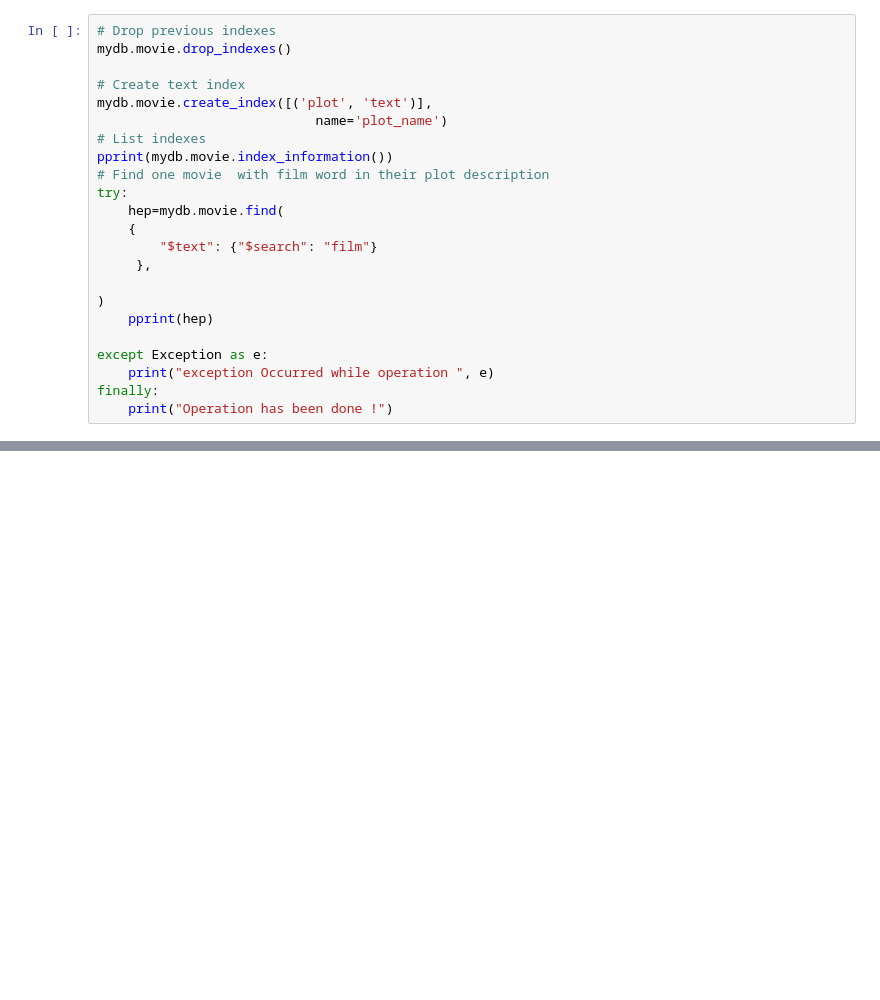
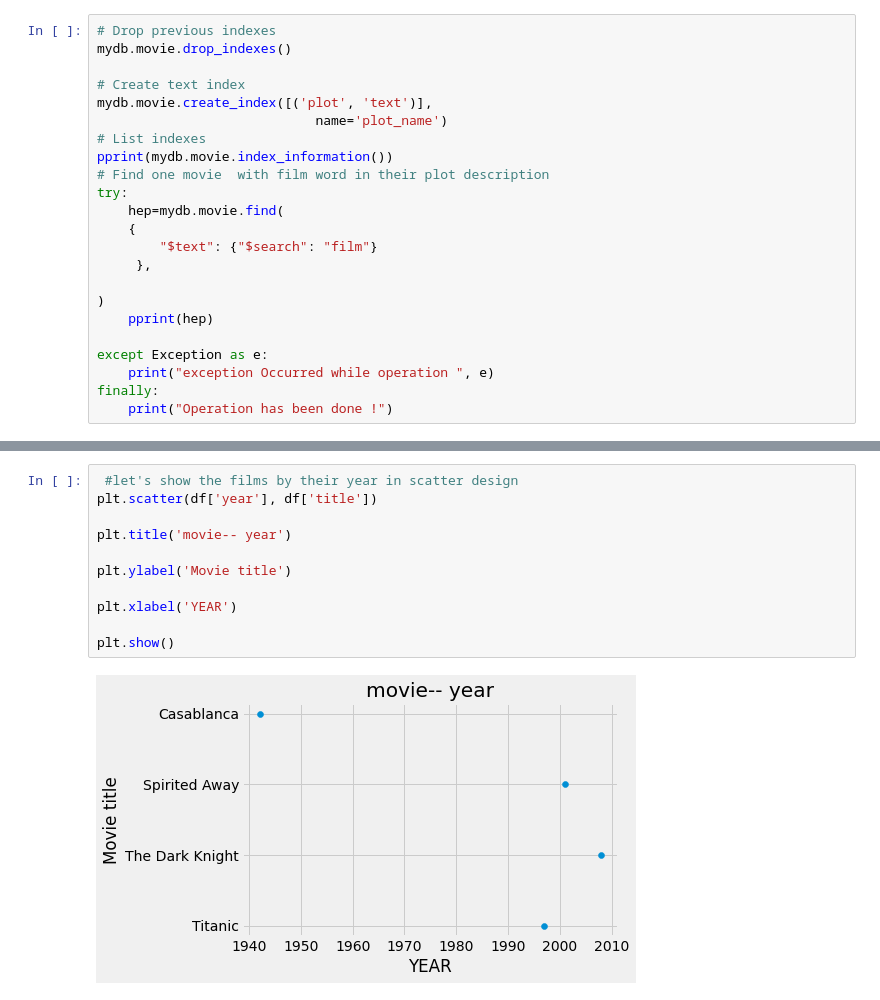
Before and after one commit to haithemmihoubi/pythonProject, a Jupyter notebook: mongoResume.ipynb, the cells around one changed output, grey strips where cells are left out. Drawn from its saved outputs; the diff is of its cells as text; blank space fills up the shorter version.

```diff
--- a/mongoResume.ipynb
+++ b/mongoResume.ipynb
@@ -1436,0 +1476,13 @@ plt.show()
+# %%
+ #let's show the films by their year in scatter design
+plt.scatter(df['year'], df['title'])
+
+plt.title('movie-- year')
+
+plt.ylabel('Movie title')
+
+plt.xlabel('YEAR')
+
+plt.show()
+# %% [output]
+[figure, added]
```
Also changed, not shown: parts of 37 cells of this notebook, 2 other files.
